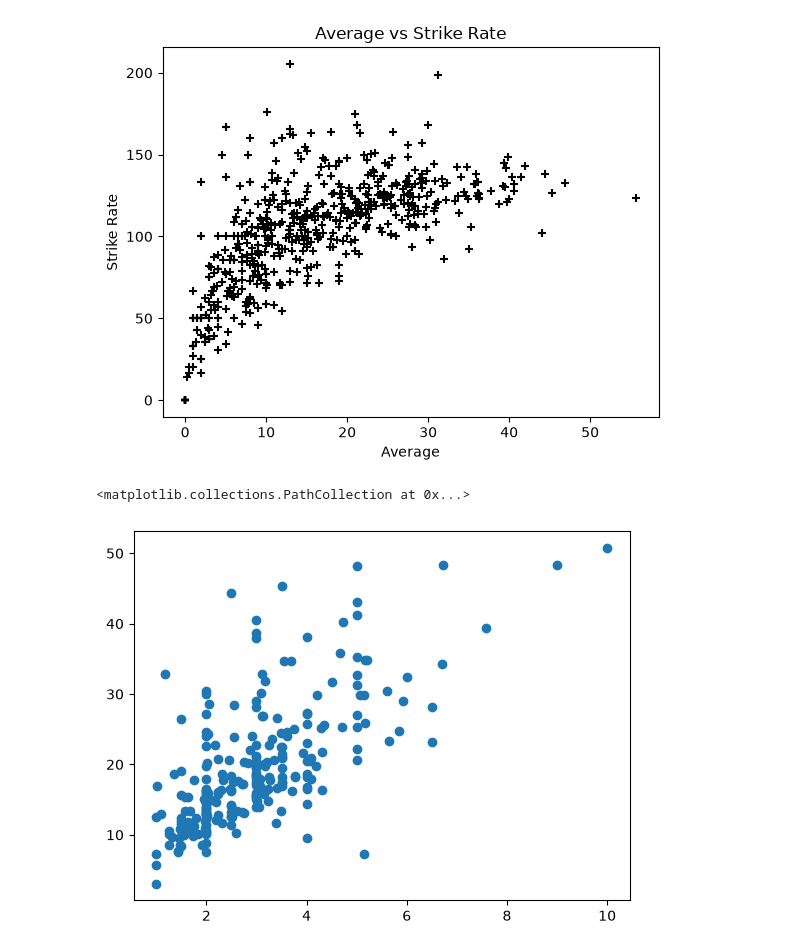
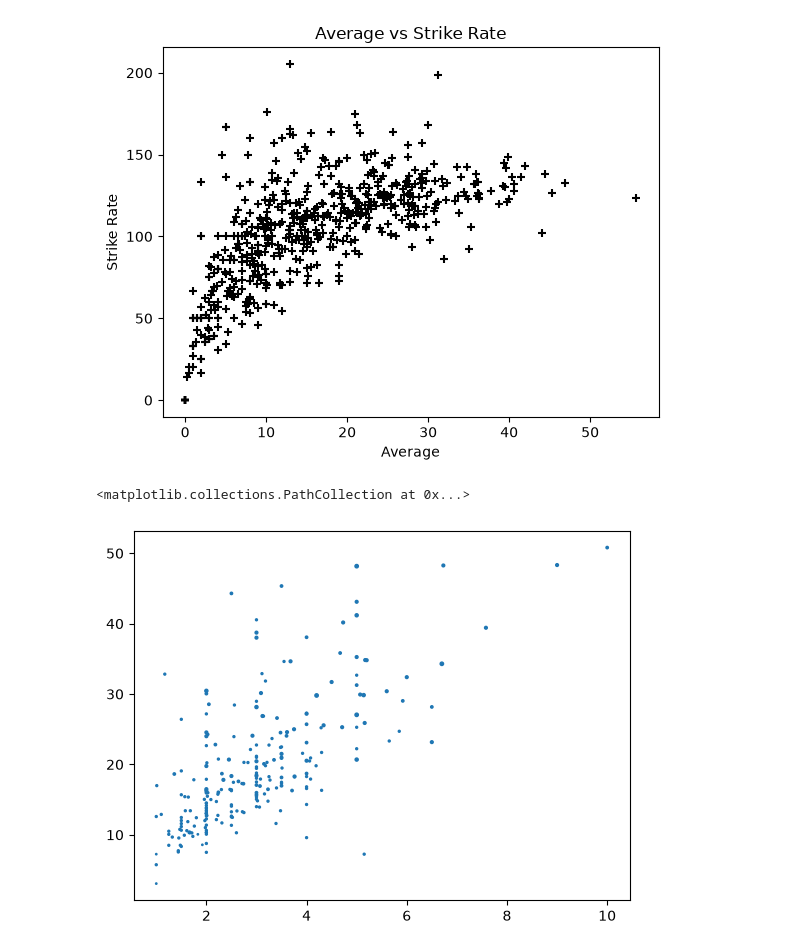
Before and after one commit to Rishit1769/Matplotlib, a Jupyter notebook: ScatterPlots.ipynb, the cells around one changed output. Drawn from its saved outputs; the diff is of its cells as text; code cells hidden in the pictures.

```diff
--- a/ScatterPlots.ipynb
+++ b/ScatterPlots.ipynb
@@ -58,13 +58,13 @@ plt.show()
 # %%
 import ssl
 from io import BytesIO
 from urllib.request import urlopen
 
 tips_url = 'https://raw.githubusercontent.com/mwaskom/seaborn-data/master/tips.csv'
 tips = pd.read_csv(BytesIO(urlopen(tips_url, context=ssl._create_unverified_context()).read()))
 tips
 
-plt.scatter(tips['tip'], tips['total_bill'])
+plt.scatter(tips['tip'], tips['total_bill'],s=tips['size'] )
 # %% [output]
 <matplotlib.collections.PathCollection at 0x...>
-[figure, old version]
+[figure, new version]
```
